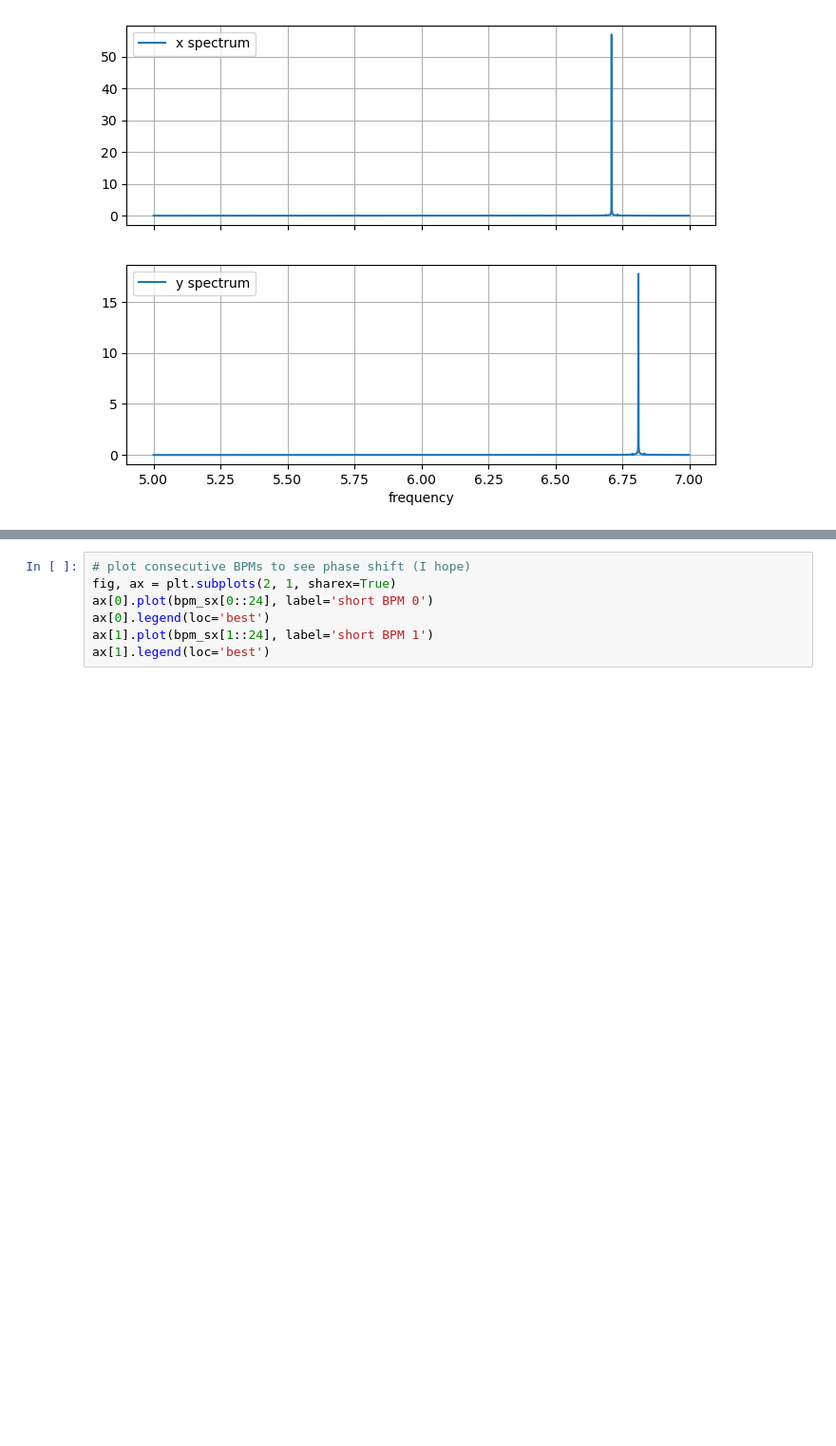
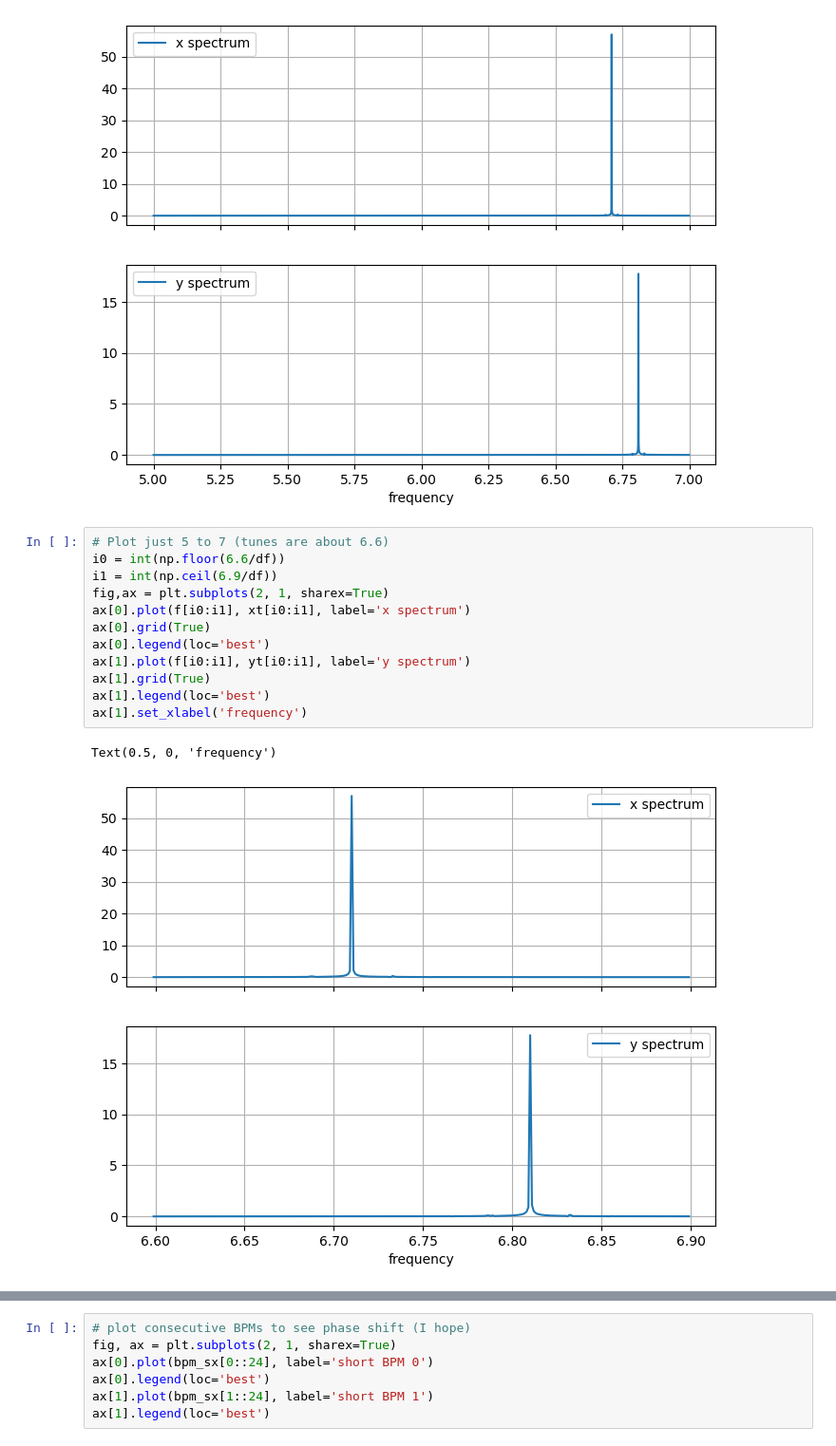
Before and after one commit to fnalacceleratormodeling/synergia2, a Jupyter notebook: examples/bpm_tracking/BPM_tracking.ipynb, the cells around one changed output, grey strips where cells are left out. Shown: that part at 95% size. Drawn from its saved outputs; the diff is of its cells as text; blank space fills up the shorter version.

```diff
--- a/examples/bpm_tracking/BPM_tracking.ipynb
+++ b/examples/bpm_tracking/BPM_tracking.ipynb
@@ -62,3 +77,18 @@ ax[1].set_xlabel('frequency')
 # %% [output]
 Text(0.5, 0, 'frequency')
 [figure]
+# %%
+# Plot just 5 to 7 (tunes are about 6.6)
+i0 = int(np.floor(6.6/df))
+i1 = int(np.ceil(6.9/df))
+fig,ax = plt.subplots(2, 1, sharex=True)
+ax[0].plot(f[i0:i1], xt[i0:i1], label='x spectrum')
+ax[0].grid(True)
+ax[0].legend(loc='best')
+ax[1].plot(f[i0:i1], yt[i0:i1], label='y spectrum')
+ax[1].grid(True)
+ax[1].legend(loc='best')
+ax[1].set_xlabel('frequency')
+# %% [output]
+Text(0.5, 0, 'frequency')
+[figure, added]
```
Also changed, not shown: parts of 12 cells of this notebook, 1 other file.
